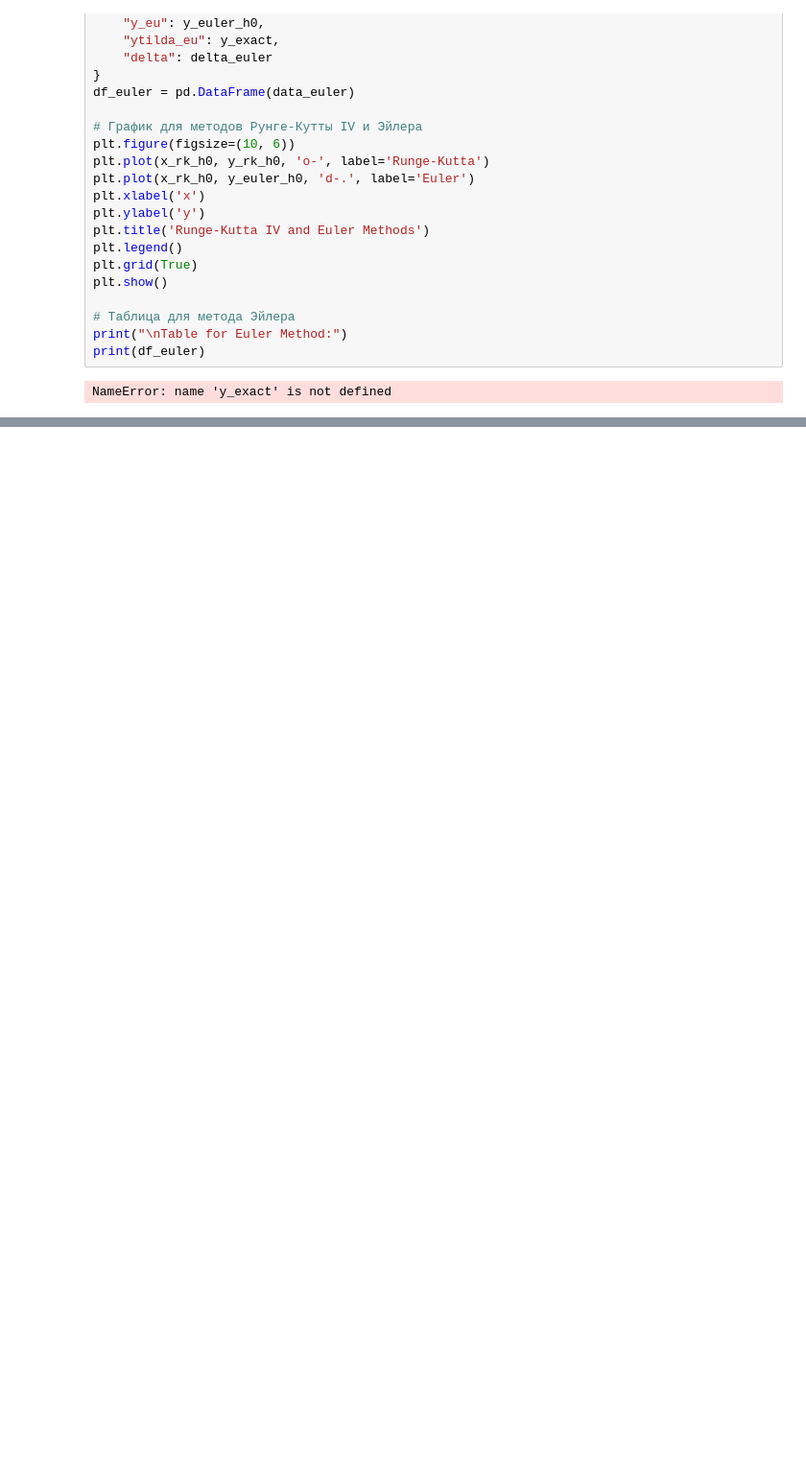
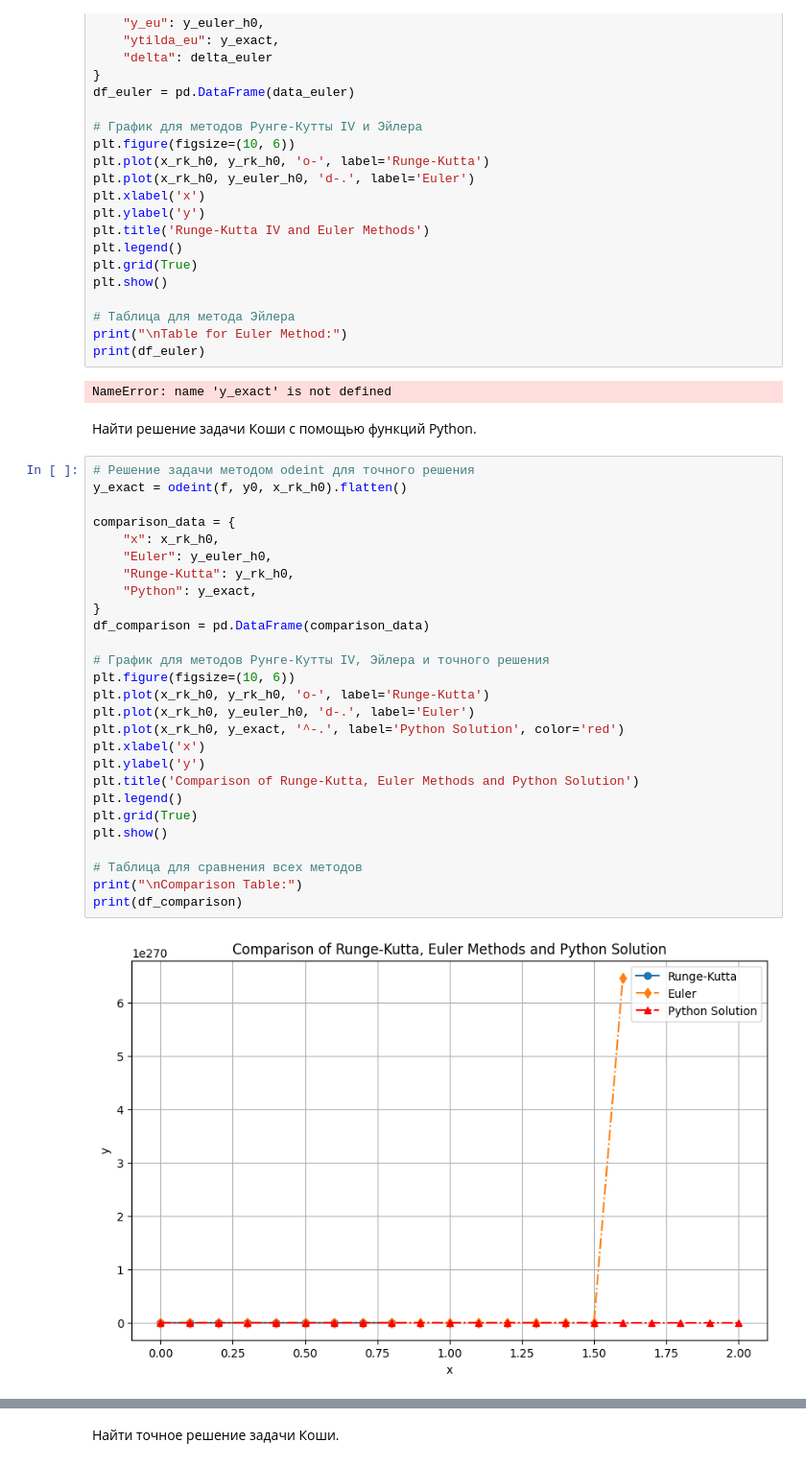
Before and after one commit to RaketaBoom/numerical-methods, a Jupyter notebook: lr3.ipynb, the cells around one changed output, grey strips where cells are left out. Shown: that part at 96% size. Drawn from its saved outputs; the diff is of its cells as text; blank space fills up the shorter version.

```diff
--- a/lr3.ipynb
+++ b/lr3.ipynb
@@ -488,3 +489,34 @@ print("\nTable for Euler Method:")
 print(df_euler)
 # %% [output]
 NameError: name 'y_exact' is not defined
+# %% [markdown]
+Найти решение задачи Коши с помощью функций Python.
+# %%
+# Решение задачи методом odeint для точного решения
+y_exact = odeint(f, y0, x_rk_h0).flatten()
+
+comparison_data = {
+    "x": x_rk_h0,
+    "Euler": y_euler_h0,
+    "Runge-Kutta": y_rk_h0,
+    "Python": y_exact,
+}
+df_comparison = pd.DataFrame(comparison_data)
+
+# График для методов Рунге-Кутты IV, Эйлера и точного решения
+plt.figure(figsize=(10, 6))
+plt.plot(x_rk_h0, y_rk_h0, 'o-', label='Runge-Kutta')
+plt.plot(x_rk_h0, y_euler_h0, 'd-.', label='Euler')
+plt.plot(x_rk_h0, y_exact, '^-.', label='Python Solution', color='red')
+plt.xlabel('x')
+plt.ylabel('y')
+plt.title('Comparison of Runge-Kutta, Euler Methods and Python Solution')
+plt.legend()
+plt.grid(True)
+plt.show()
+
+# Таблица для сравнения всех методов
+print("\nComparison Table:")
+print(df_comparison)
+# %% [output]
+[figure, added]
@@ -490,0 +540,2 @@ NameError: name 'y_exact' is not defined
+# %% [markdown]
+Найти точное решение задачи Коши.
```
Also changed, not shown: parts of 4 cells of this notebook.
